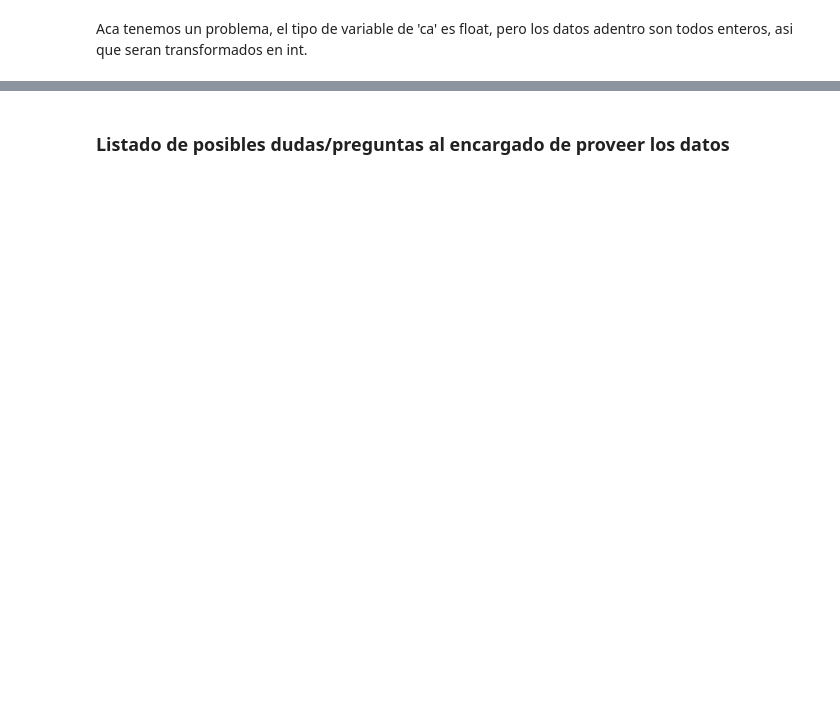
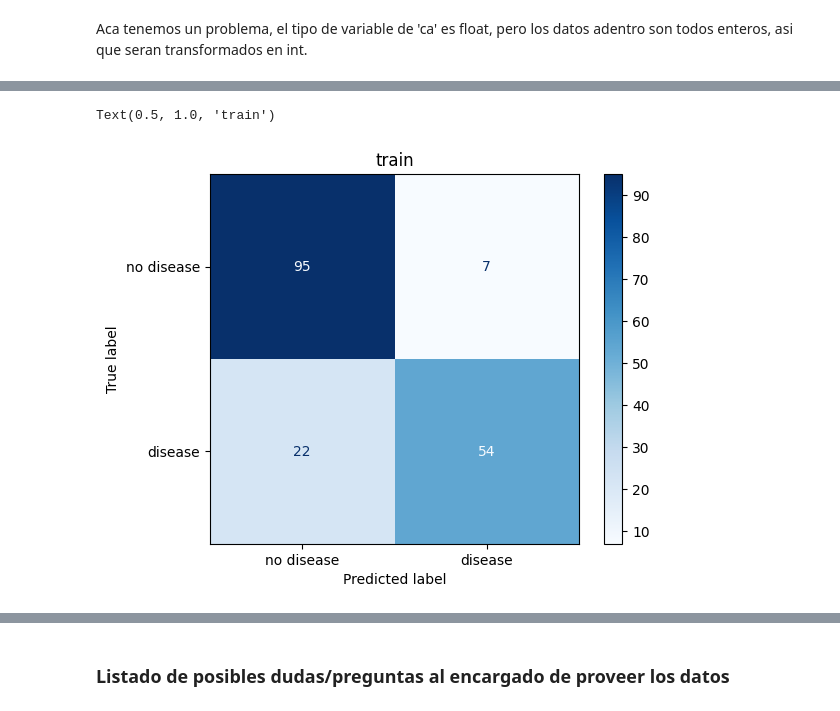
Before and after one commit to IgnacioLopez04/TP_ML_Bellotti_Lopez_Trinchieri, a Jupyter notebook: TP1_ML.ipynb, the cells around one changed output, grey strips where cells are left out. Saved outputs shown, nothing was run; the diff lists cells and outputs as text; code cells hidden in the pictures; blank space fills up the shorter version.

```diff
--- a/TP1_ML.ipynb
+++ b/TP1_ML.ipynb
@@ -170,0 +638,9 @@ subset.ca.value_counts().plot.bar()
+# %%
+cm = metrics.confusion_matrix(train.diagnosis, y_predKNN_train)
+cm_plot = metrics.ConfusionMatrixDisplay(confusion_matrix=cm,
+                                        display_labels=['no disease', 'disease'])
+cm_plot.plot(cmap="Blues")
+cm_plot.ax_.set_title('train')
+# %% [output]
+Text(0.5, 1.0, 'train')
+[figure, added]
```
Also changed, not shown: parts of 63 cells of this notebook.
